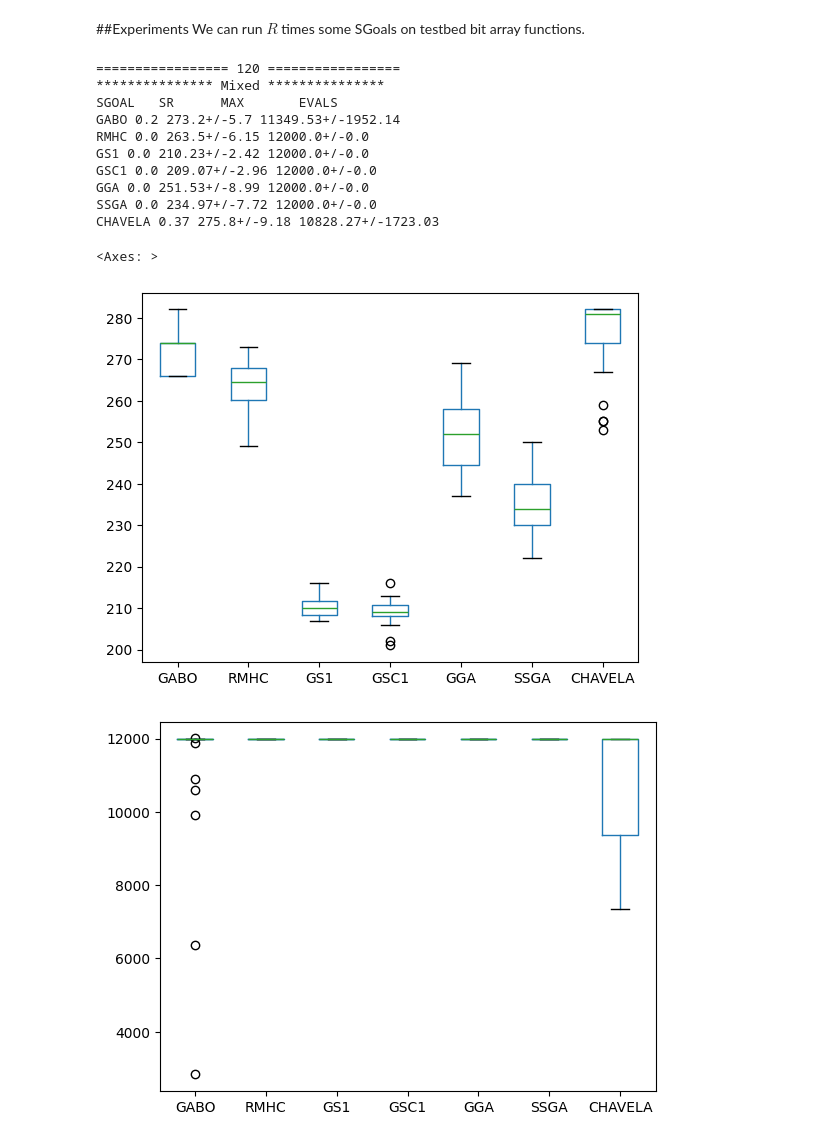
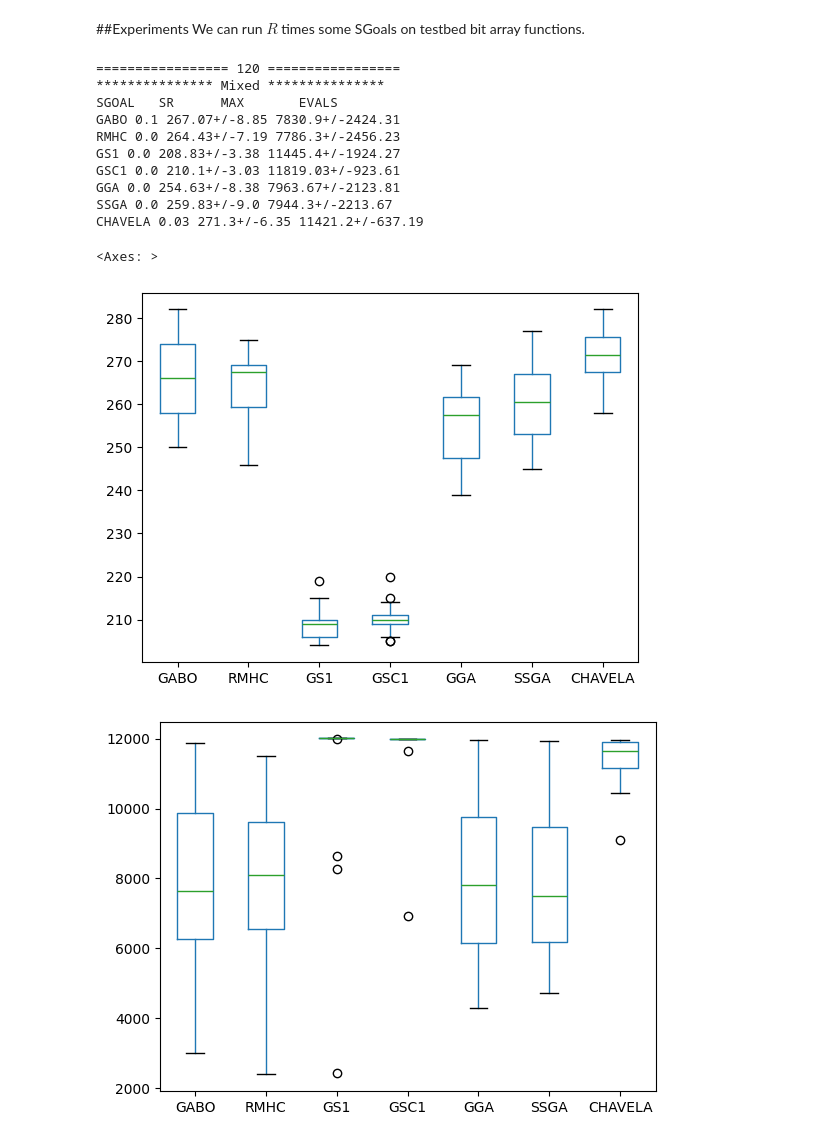
Before and after one commit to jgomezpe/sgoal, a Jupyter notebook: demo/python/WCCI2022.ipynb, the cells around one changed output. Drawn from its saved outputs; the diff is of its cells as text; code cells hidden in the pictures.

```diff
--- a/demo/python/WCCI2022.ipynb
+++ b/demo/python/WCCI2022.ipynb
@@ -25,20 +25,23 @@ Successfully installed sgoal-1.0.0
 ##Experiments
 We can run $R$ times some SGoals on testbed bit array functions.
 # %%
-import sgoal
-from sgoal.binary import BitArrayProblem
-from sgoal.chavela import BitArrayCHAVELA
-from sgoal.ga import BitArrayGGA
-from sgoal.ga import BitArraySSGA
-from sgoal.ggsc1 import GS1
-from sgoal.ggsc1 import GSC1
-from sgoal.hc import RMHC
-from sgoal.gabo import GABO
-from sgoal.core import experiment
-
 import matplotlib.pyplot as plt
 import numpy as np
 import pandas as pd
+
+from sgoal.binary import Binary
+from sgoal.binary import BinaryTestProblem
+from sgoal.hc import BinaryHC
+from sgoal.chavela import BinaryCHAVELA
+from sgoal.ga import BinaryGGA
+from sgoal.ga import BinarySSGA
+from sgoal.gabo import GABO
+from sgoal.hc import RMHC
+from sgoal.gsc1 import GS1
+from sgoal.gsc1 import GSC1
+from sgoal.core import PROBLEM
+from sgoal.core import run
+from sgoal.core import experiment
 
 # We format numbers to two decimal positions for presentation purposes
 def round(x): return (int(100*x+0.5))/100
@@ -61,45 +64,44 @@ def report(sgoal, fx, evals, sr):
   avg_evals, std_evals = round(avg_evals), round(std_evals)
   print(sgoal, ' ', round(sr), ' ', avg, '+/-', std, ' ', avg_evals, '+/-', std_evals, sep='')
   return sr, avg, std, avg_evals, std_evals
 
 #Main program
 # Search algorithm
-sgoal = [GABO, RMHC, GS1, GSC1, BitArrayGGA, BitArraySSGA, BitArrayCHAVELA]
+sgoal = [GABO, RMHC, GS1, GSC1, BinaryGGA, BinarySSGA, BinaryCHAVELA]
 sgoal_name = ['GABO', 'RMHC', 'GS1', 'GSC1', 'GGA', 'SSGA', 'CHAVELA']
 name = ['MaxOnes','GD3','GBD4','RR1','Mixed']
 F = 4 # Testing the Mixed function. Change the number accordingly
 R = 30 # Number of experiments
 D = 120 # Problem dimension (BitArray Length)
 EVALS = 100*D # Maximum number of fitness evaluations
 
-problem = BitArrayProblem(name[F], D)
-
 df = pd.DataFrame()
 dfiter = pd.DataFrame()
 print('=================', D, '=================')
 print('***************', name[F], '***************')
 print('SGOAL   SR      MAX       EVALS')
 for i in range(len(sgoal)):
-  f, evals, sr = experiment(sgoal[i], problem, EVALS, R)
-  report(sgoal_name[i], f, evals, sr)
-  df[sgoal_name[i]] = f
+  problem = lambda : BinaryTestProblem(name[F], D, EVALS) # We will no trace additional information
+  fx, evals, SR = experiment(sgoal[i], problem, R)
+  report(sgoal_name[i], fx, evals, SR)
+  df[sgoal_name[i]] = fx
   dfiter[sgoal_name[i]] = evals
 
 myFig = plt.figure();
 df.boxplot(grid=False)
 myFig = plt.figure();
 dfiter.boxplot(grid=False)
 # %% [output]
 ================= 120 =================
 *************** Mixed ***************
 SGOAL   SR      MAX       EVALS
-GABO 0.2 273.2+/-5.7 11349.53+/-1952.14
-RMHC 0.0 263.5+/-6.15 12000.0+/-0.0
-GS1 0.0 210.23+/-2.42 12000.0+/-0.0
-GSC1 0.0 209.07+/-2.96 12000.0+/-0.0
-GGA 0.0 251.53+/-8.99 12000.0+/-0.0
-SSGA 0.0 234.97+/-7.72 12000.0+/-0.0
-CHAVELA 0.37 275.8+/-9.18 10828.27+/-1723.03
+GABO 0.1 267.07+/-8.85 7830.9+/-2424.31
+RMHC 0.0 264.43+/-7.19 7786.3+/-2456.23
+GS1 0.0 208.83+/-3.38 11445.4+/-1924.27
+GSC1 0.0 210.1+/-3.03 11819.03+/-923.61
+GGA 0.0 254.63+/-8.38 7963.67+/-2123.81
+SSGA 0.0 259.83+/-9.0 7944.3+/-2213.67
+CHAVELA 0.03 271.3+/-6.35 11421.2+/-637.19
 <Axes: >
-[figure, old version]
+[figure, new version]
-[figure, old version]
+[figure, new version]
```
Also changed, not shown: parts of 1 cell of this notebook.
